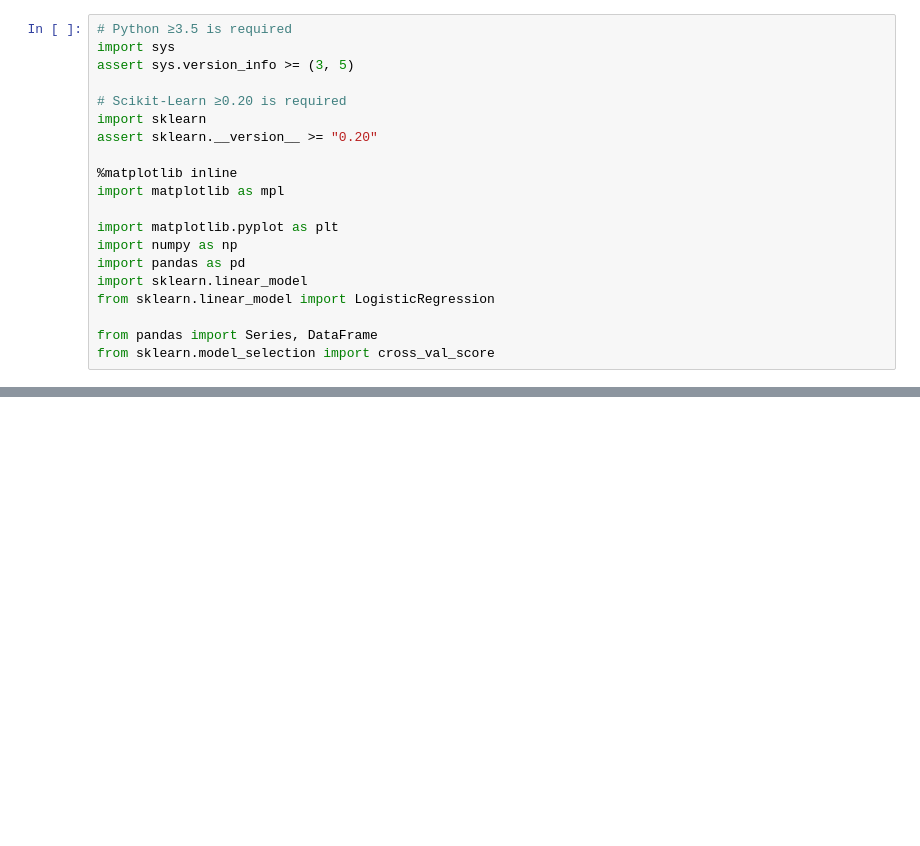
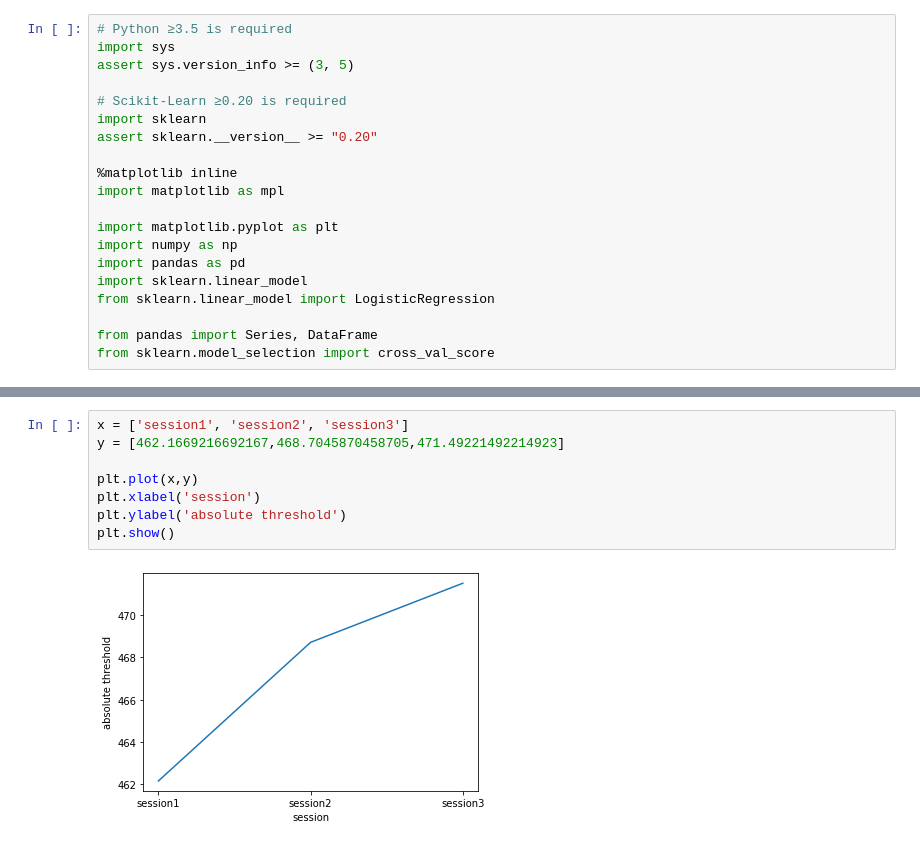
Before and after one commit to mong-head/sensation_and_perception, a Jupyter notebook: psychometric_function.ipynb, the cells around one changed output, grey strips where cells are left out. Saved outputs shown, nothing was run; the diff lists cells and outputs as text; blank space fills up the shorter version.

```diff
--- a/psychometric_function.ipynb
+++ b/psychometric_function.ipynb
@@ -114,3 +109,13 @@ cross validation score(얼마나 믿을만한 그래프인지) :  0.683794466403
 absolute threshold(50%) :  471.49221492214923
 75%지점 :  523.0189301893018
 jnd(difference threshold) :  51.52671526715261
+# %%
+x = ['session1', 'session2', 'session3']
+y = [462.1669216692167,468.7045870458705,471.49221492214923]
+
+plt.plot(x,y)
+plt.xlabel('session')
+plt.ylabel('absolute threshold')
+plt.show()
+# %% [output]
+[figure, added]
```
Also changed, not shown: parts of 3 cells of this notebook.
